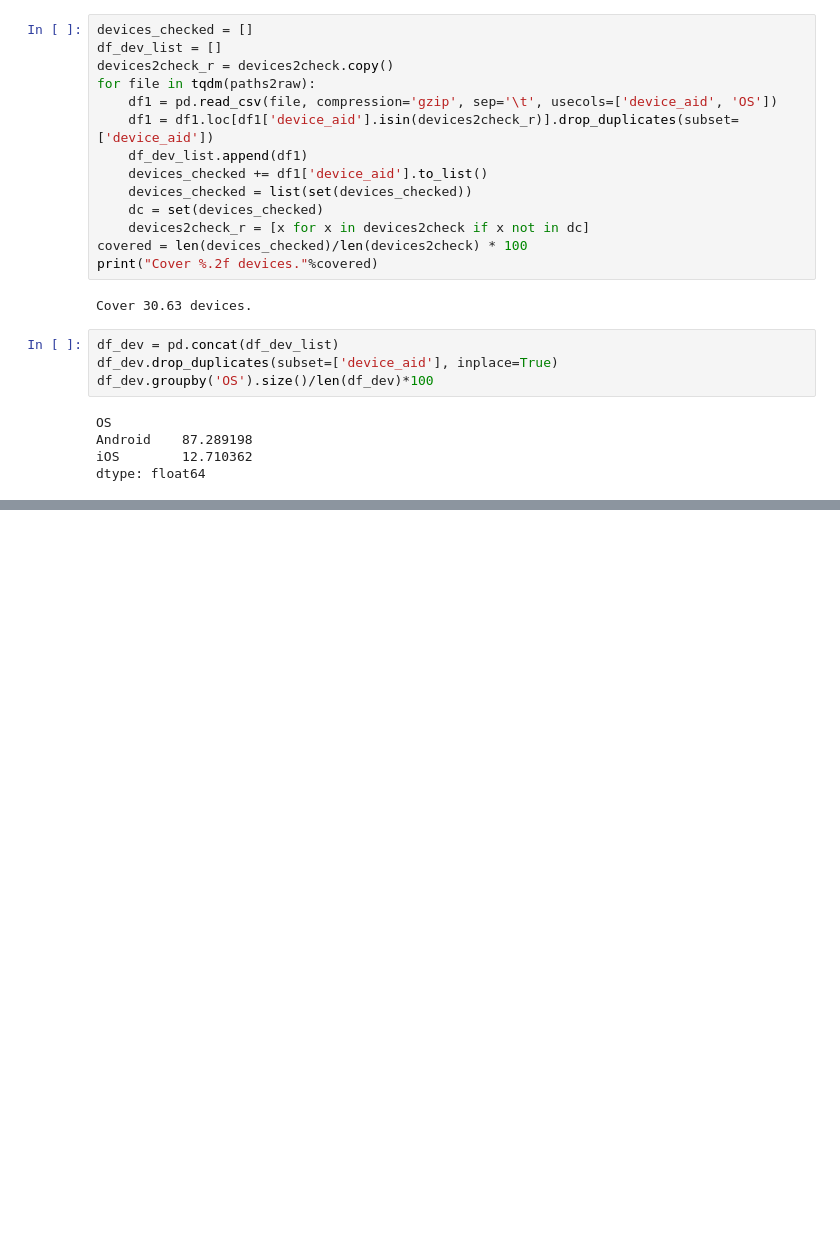
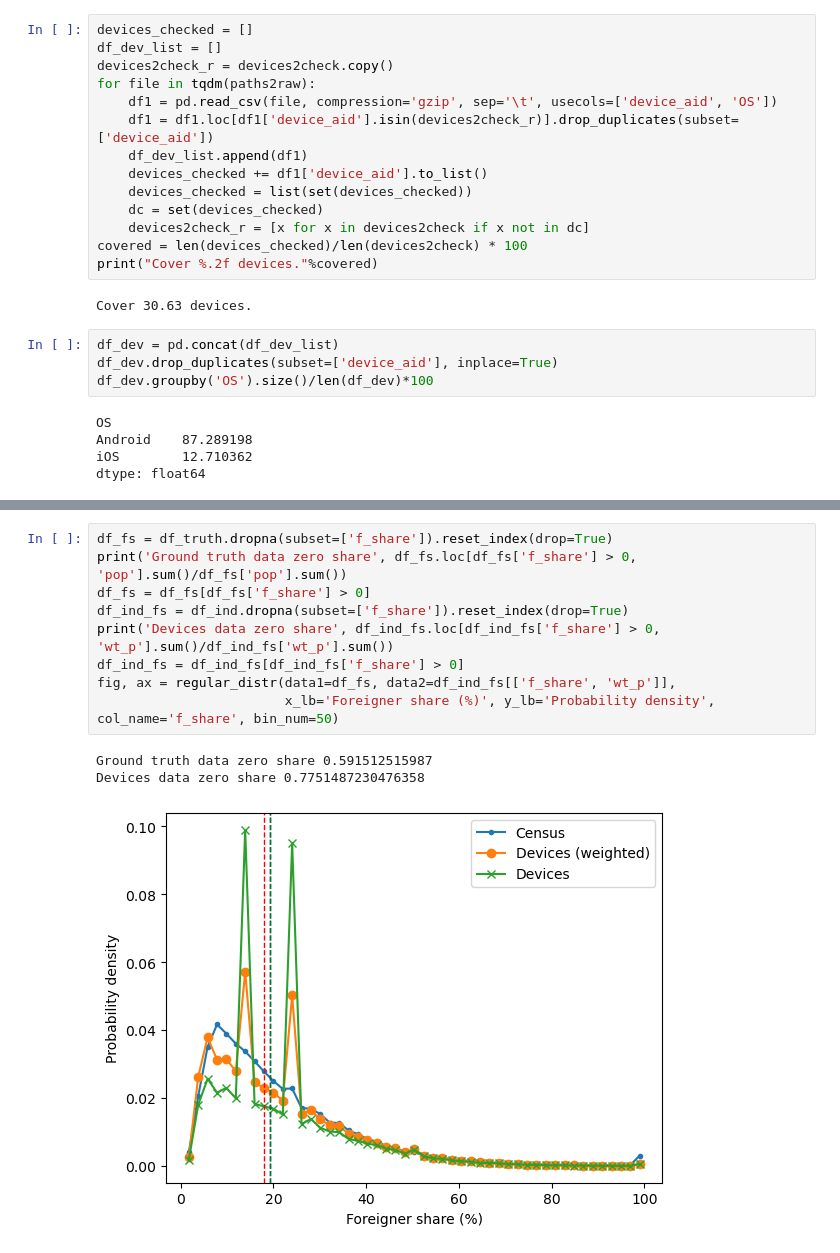
Before and after one commit to MobiSegInsights/nine-euro-ticket-de, a Jupyter notebook: src/data_exp/19-applied-data-description.ipynb, the cells around one changed output, grey strips where cells are left out. Drawn from its saved outputs; the diff is of its cells as text; blank space fills up the shorter version.

```diff
--- a/src/data_exp/19-applied-data-description.ipynb
+++ b/src/data_exp/19-applied-data-description.ipynb
@@ -307,0 +386,13 @@ dtype: float64
+# %%
+df_fs = df_truth.dropna(subset=['f_share']).reset_index(drop=True)
+print('Ground truth data zero share', df_fs.loc[df_fs['f_share'] > 0, 'pop'].sum()/df_fs['pop'].sum())
+df_fs = df_fs[df_fs['f_share'] > 0]
+df_ind_fs = df_ind.dropna(subset=['f_share']).reset_index(drop=True)
+print('Devices data zero share', df_ind_fs.loc[df_ind_fs['f_share'] > 0, 'wt_p'].sum()/df_ind_fs['wt_p'].sum())
+df_ind_fs = df_ind_fs[df_ind_fs['f_share'] > 0]
+fig, ax = regular_distr(data1=df_fs, data2=df_ind_fs[['f_share', 'wt_p']],
+                        x_lb='Foreigner share (%)', y_lb='Probability density', col_name='f_share', bin_num=50)
+# %% [output]
+Ground truth data zero share 0.591512515987
+Devices data zero share 0.7751487230476358
+[figure, added]
```
Also changed, not shown: parts of 15 cells of this notebook, 29 other files.
